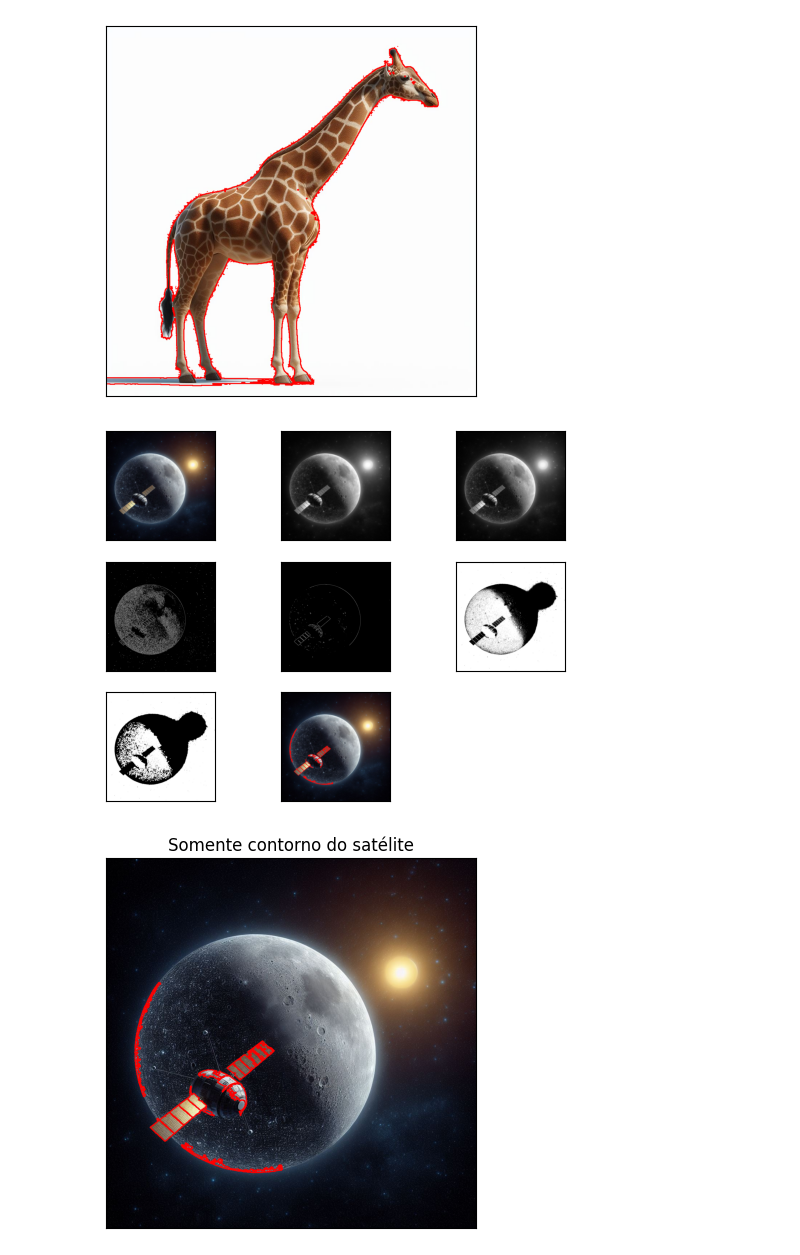
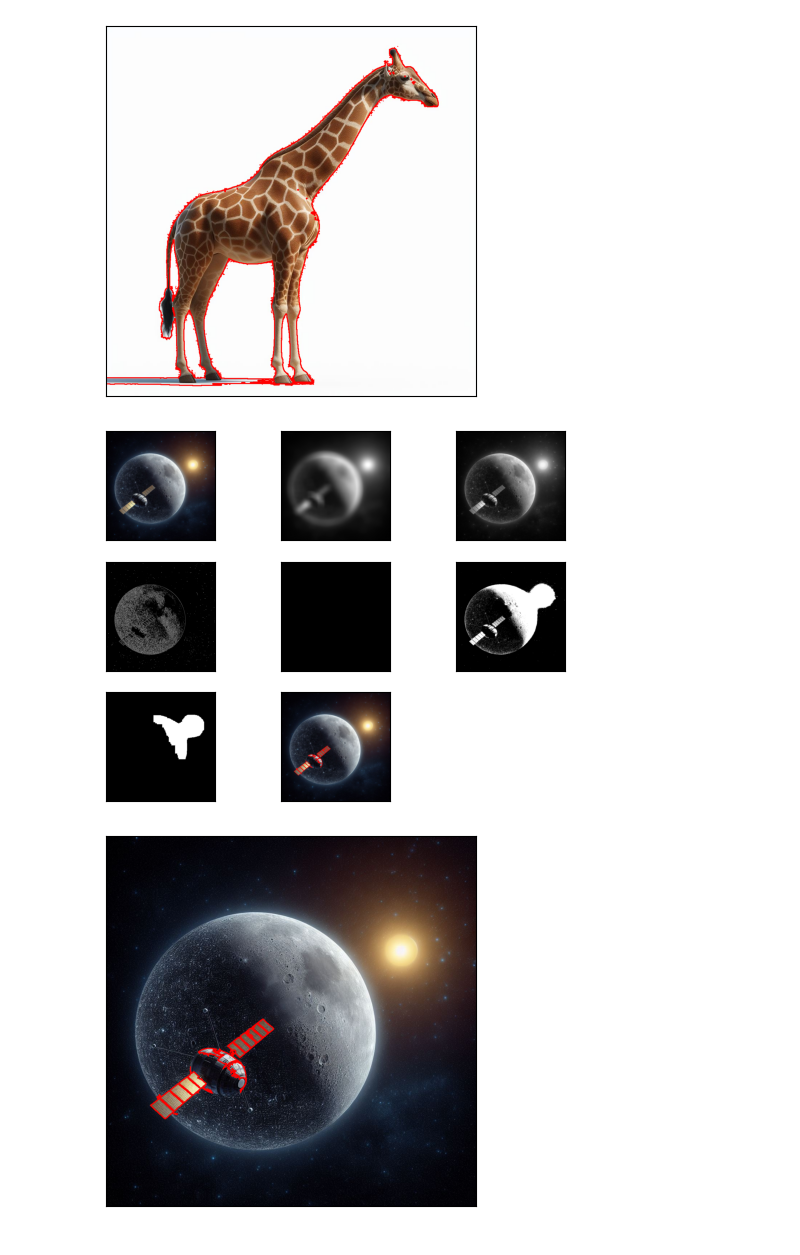
Before and after one commit to FelipeOrlandoLanzara/CC7711-Inteligencia-Artificial-e-Robotica, a Jupyter notebook: Laboratório/Lab06- Visão Computacional/contorno.ipynb, the cells around one changed output. Saved outputs shown, nothing was run; the diff lists cells and outputs as text; code cells hidden in the pictures.

Commit message:
arrumando contorno

```diff
--- a/Laboratório/Lab06- Visão Computacional/contorno.ipynb
+++ b/Laboratório/Lab06- Visão Computacional/contorno.ipynb
@@ -71,14 +71,15 @@ img_gray = cv2.cvtColor(img, cv2.COLOR_RGB2GRAY)
 a = img_gray.max()
 
 # Binariza a imagem com limiar
-_, thresh = cv2.threshold(img_gray, a * 0.3, a, cv2.THRESH_BINARY_INV)
+_, thresh = cv2.threshold(img_gray, a * 0.33333, a, cv2.THRESH_BINARY)
 
 # Reduz ruídos com morfologia
-tamanhoKernel = 5
+tamanhoKernel = 65
 kernel = np.ones((tamanhoKernel, tamanhoKernel), np.uint8)
 thresh_open = cv2.morphologyEx(thresh, cv2.MORPH_OPEN, kernel)
 
 # Aplica desfoque (blurring)
+
 img_blur = cv2.blur(img_gray, ksize=(tamanhoKernel, tamanhoKernel))
 
 # Detecção de bordas com Canny
@@ -88,7 +89,7 @@ edges_blur = cv2.Canny(image=img_blur, threshold1=a / 2, threshold2=a / 2)
 # Encontra contornos
 contours, hierarchy = cv2.findContours(
     image=thresh,
-    mode=cv2.RETR_TREE,
+    mode=cv2.RETR_EXTERNAL,
     method=cv2.CHAIN_APPROX_SIMPLE)
 
 # Ordena os contornos por área (decrescente)
@@ -97,36 +98,35 @@ contours = sorted(contours, key=cv2.contourArea, reverse=True)
 # Cria uma cópia da imagem para desenhar os contornos filtrados
 img_copy = img.copy()
 
 # Define área mínima e máxima para contornos (ajuste conforme necessário)
 area_min = 500
 area_max = 10000
 
 # Filtra e desenha apenas contornos com área dentro da faixa desejada
 for cnt in contours:
     area = cv2.contourArea(cnt)
     if area_min < area < area_max:
         cv2.drawContours(img_copy, [cnt], -1, (255, 0, 0), 2)
 
 # Lista de imagens para visualização
 imagens = [img, img_blur, img_gray, edges_gray, edges_blur, thresh, thresh_open, img_copy]
 formatoX = math.ceil(len(imagens) ** 0.5)
 formatoY = formatoX if (formatoX ** 2 - len(imagens)) <= formatoX else formatoX - 1
 
 # Mostra todas as etapas
 for i in range(len(imagens)):
     plt.subplot(formatoY, formatoX, i + 1)
     plt.imshow(imagens[i], 'gray')
     plt.xticks([]), plt.yticks([])
 plt.show()
 
 # Mostra apenas o resultado final com contorno filtrado
 plt.imshow(img_copy)
 plt.xticks([]), plt.yticks([])
-plt.title("Somente contorno do satélite")
 plt.show()
 # %% [output]
-[figure, old version]
+[figure, new version]
-[figure, old version]
+[figure, new version]
 # %%
 import math
 import numpy as np
```
Also changed, not shown: parts of 1 cell of this notebook.
